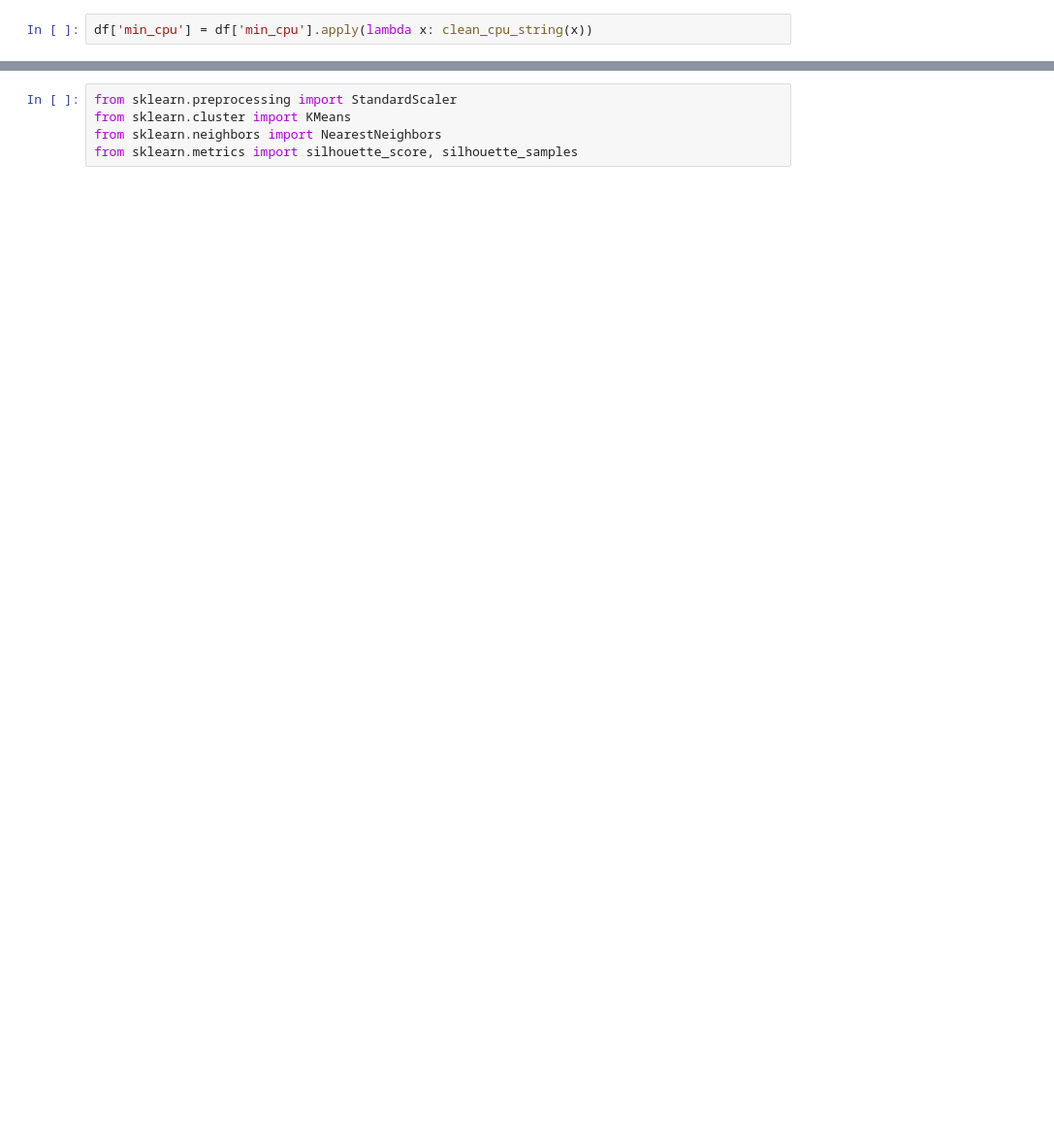
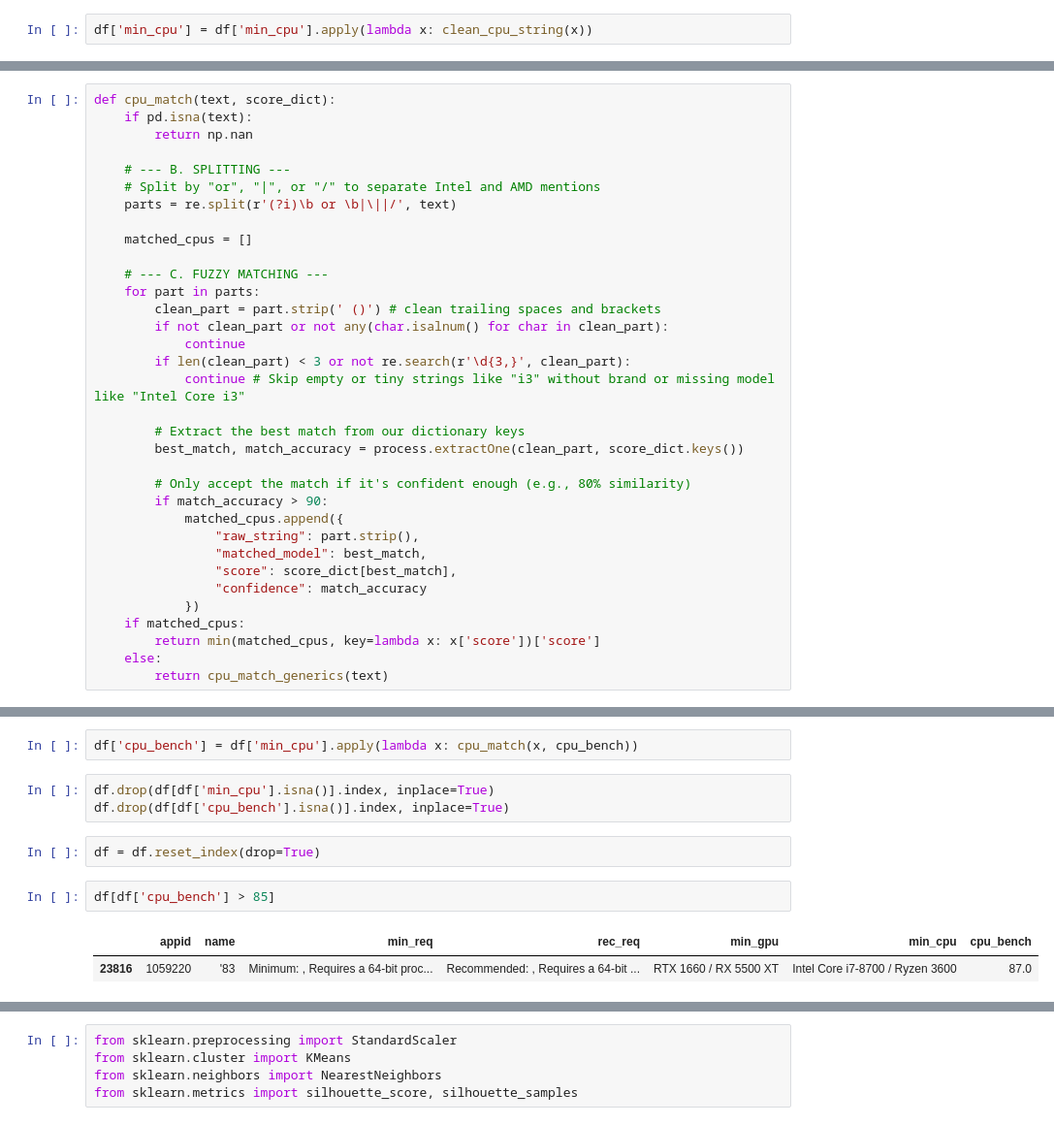
Before and after one commit to GrupoMackenzie/ProjetoAplicado03-DataScience-Mackenzie-2026, a Jupyter notebook: src/notebooks/Training/transform_train.ipynb, the cells around one changed output, grey strips where cells are left out. Shown at 97% size. Saved outputs shown, nothing was run; the diff lists cells and outputs as text; blank space fills up the shorter version.

Commit message:
refactor: improved model silhoutte score just by refactoring the fuzzy matching

```diff
--- a/src/notebooks/Training/transform_train.ipynb
+++ b/src/notebooks/Training/transform_train.ipynb
@@ -170,0 +239,34 @@ df['cpu_bench'] = df['min_cpu'].apply(lambda x: get_minimum_cpu_score(x))
+# %%
+def cpu_match(text, score_dict):
+    if pd.isna(text):
+        return np.nan
+
+    # --- B. SPLITTING ---
+    # Split by "or", "|", or "/" to separate Intel and AMD mentions
+    parts = re.split(r'(?i)\b or \b|\||/', text)
+
+    matched_cpus = []
+
+    # --- C. FUZZY MATCHING ---
+    for part in parts:
+        clean_part = part.strip(' ()') # clean trailing spaces and brackets
+        if not clean_part or not any(char.isalnum() for char in clean_part):
+            continue
+        if len(clean_part) < 3 or not re.search(r'\d{3,}', clean_part):
+            continue # Skip empty or tiny strings like "i3" without brand or missing model like "Intel Core i3"
+
+        # Extract the best match from our dictionary keys
+        best_match, match_accuracy = process.extractOne(clean_part, score_dict.keys())
+
+        # Only accept the match if it's confident enough (e.g., 80% similarity)
+        if match_accuracy > 90:
+            matched_cpus.append({
+                "raw_string": part.strip(),
+                "matched_model": best_match,
+                "score": score_dict[best_match],
+                "confidence": match_accuracy
+            })
+    if matched_cpus:
+        return min(matched_cpus, key=lambda x: x['score'])['score']
+    else:
+        return cpu_match_generics(text)
@@ -171,3 +323,15 @@ df['cpu_bench'] = df['min_cpu'].apply(lambda x: get_minimum_cpu_score(x))
+# %%
+df['cpu_bench'] = df['min_cpu'].apply(lambda x: cpu_match(x, cpu_bench))
+# %%
+df.drop(df[df['min_cpu'].isna()].index, inplace=True)
+df.drop(df[df['cpu_bench'].isna()].index, inplace=True)
+# %%
+df = df.reset_index(drop=True)
+# %%
+df[df['cpu_bench'] > 85]
+# %% [output]
+|  | appid | name | min_req | rec_req | min_gpu | min_cpu | cpu_bench |
+| 23816 | 1059220 | '83 | Minimum: , Requires a 64-bit proc... | Recommended: , Requires a 64-bit ... | RTX 1660 / RX 5500 XT | Intel Core i7-8700 / Ryzen 3600 | 87.0 |
 # %%
 df.isna().sum()
 # %% [output]
```
Also changed, not shown: parts of 34 cells of this notebook, 1 other file.
